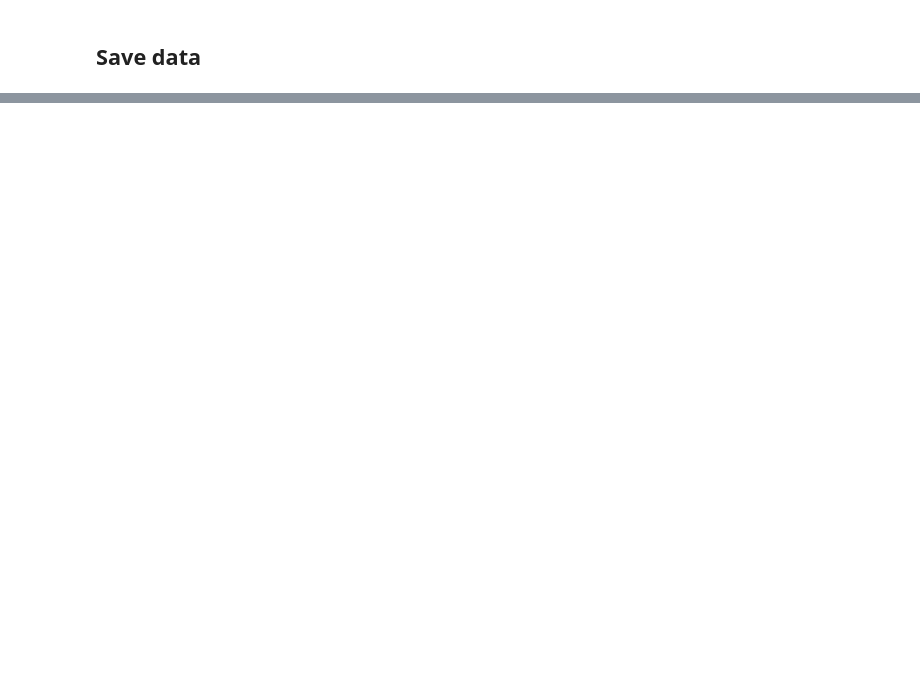
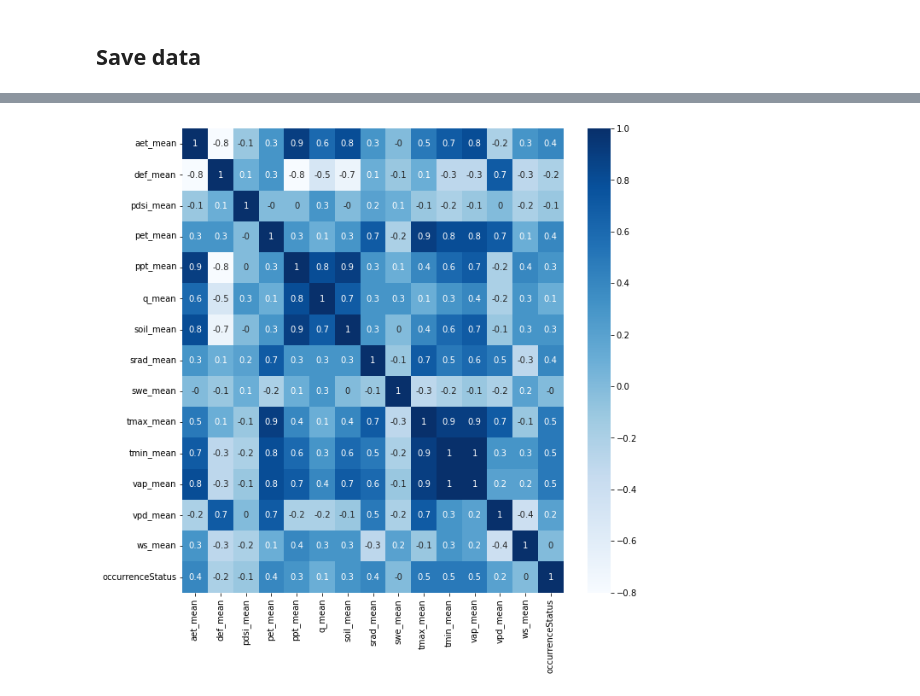
Before and after one commit to VinceTruong/EY_2022, a Jupyter notebook: Model Dataset.ipynb, the cells around one changed output, grey strips where cells are left out. Drawn from its saved outputs; the diff is of its cells as text; code cells hidden in the pictures; blank space fills up the shorter version.

```diff
--- a/Model Dataset.ipynb
+++ b/Model Dataset.ipynb
@@ -470,0 +485,2 @@ model_data.to_csv('model_data.csv', index=False)
+# %%
+model_data.dropna(inplace= True)
@@ -470,0 +508,16 @@ model_data.to_csv('model_data.csv', index=False)
+# %%
+cor_matrix=model_data[['aet_mean',
+ 'def_mean',
+ 'pdsi_mean',
+ 'pet_mean',
+ 'ppt_mean',
+ 'q_mean',
+ 'soil_mean',
+ 'srad_mean',
+ 'swe_mean',
+ 'tmax_mean',
+ 'tmin_mean',
+ 'vap_mean',
+ 'vpd_mean',
+ 'ws_mean','occurrenceStatus']].corr().round(decimals=1)
+cor_matrix
@@ -470,0 +541,6 @@ model_data.to_csv('model_data.csv', index=False)
+# %%
+fig, ax = plt.subplots(1, 1, figsize=(10, 10))
+sns.heatmap(cor_matrix, annot = True, cmap='Blues', ax = ax)
+plt.show()
+# %% [output]
+[figure, added]
```
Also changed, not shown: parts of 79 cells of this notebook.
